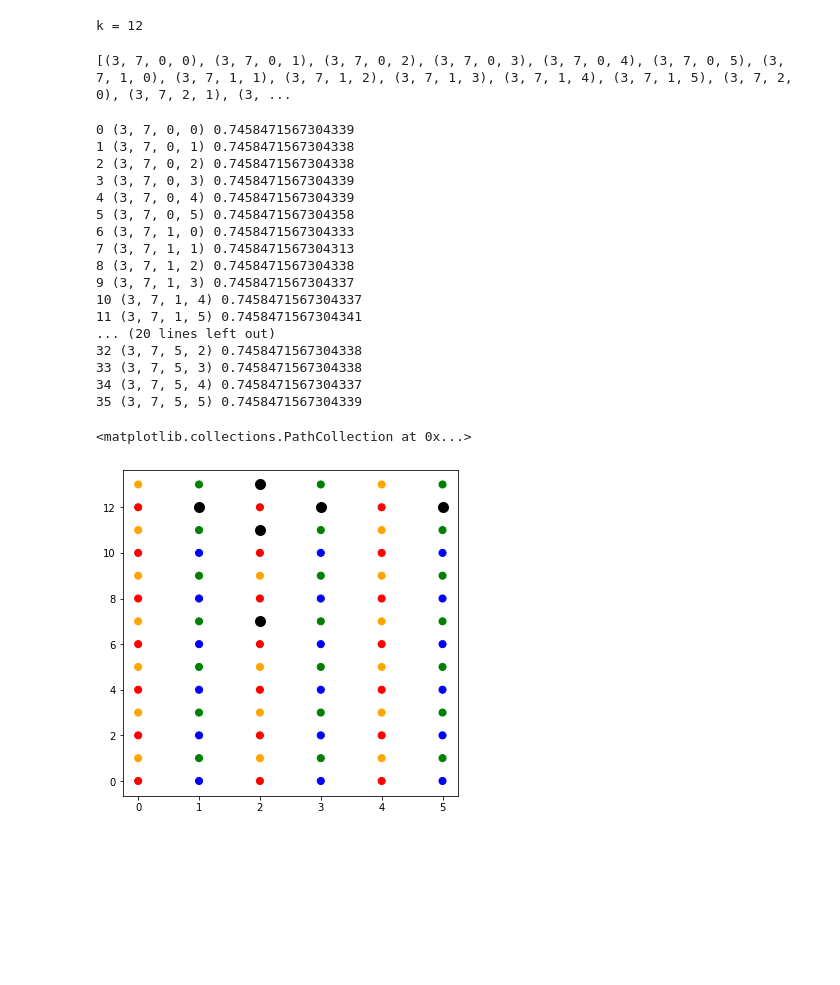
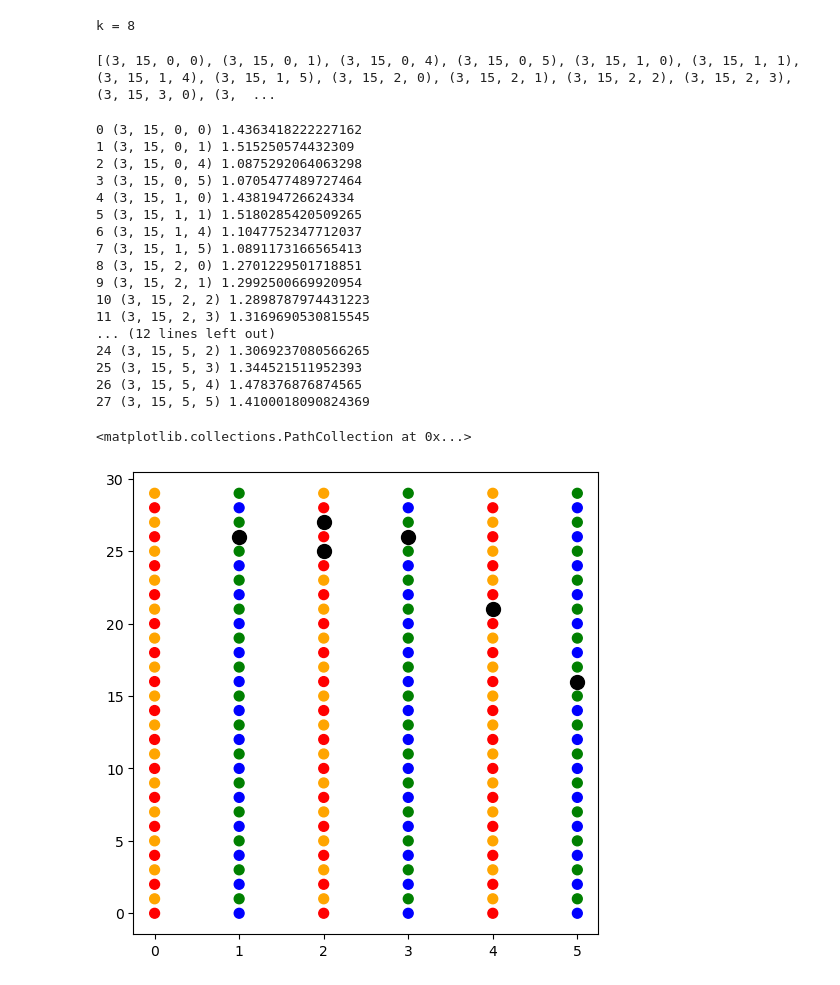
Before and after one commit to noahberthusen/qecc_routing, a Jupyter notebook: src_py/quasi-cyclic/quasi-cyclic.ipynb, the cells around one changed output. Drawn from its saved outputs; the diff is of its cells as text; code cells hidden in the pictures; blank space fills up the shorter version.

```diff
--- a/src_py/quasi-cyclic/quasi-cyclic.ipynb
+++ b/src_py/quasi-cyclic/quasi-cyclic.ipynb
@@ -13,13 +12,13 @@ from scipy.stats import skew
 codes = [
     [6,6,3,1,2,3,1,2],
     [15,3,9,1,2,0,2,7],
-    [9,6,3,1,2,3,1,2],
-    [12,6,3,1,2,3,1,2],
+    [6,9,3,1,2,3,1,2],
+    [6,12,3,1,2,3,1,2],
     [12,12,3,2,7,3,1,2],
     [30,6,9,1,2,3,25,26],
     [21,18,3,10,17,5,3,19]
 ]
-code = codes[1]
+code = codes[-2]
 
 # 10,3,15,12,1,2,0,14,1,3,15,2,4,0.005,0.2,10001,9654,0.9653034696530348,3.8078865529319543,0.5207281650657156,8
 
@@ -27,16 +26,21 @@ code = codes[1]
 # 10,6,30,21,1,2,3,13,26,6,30,2,2,0.005,0.1,10001,9799,0.9798020197980202,22,0.592000979396152,12
 
 
-code = [3,15,12,1,2,0,14,1,3,15,2,4]
+# code = [3,15,12,1,2,0,14,1,3,15,2,4]
 # code = [6,30,21,1,2,3,13,26,6,30,2,2]
-code = [3,7,0,2,1,0,5,1]
+# code = [6,30,9,2,1,3,19,2,6,30,3,2]
+# code = [6,30,27,5,4,3,29,28,6,30,2,1]
+# code = [5,18,10,3,2,0,7,14,5,18,3,1]
+# code = [3,12,9,2,1,3,10,5,3,12,3,3]
+
+code = [15,3,5,0,2,1,2,6,3,15,0,0]
 # %%
 def cyclic_shift_matrix(l):
     arr = np.eye(l, dtype=int)
     return np.roll(arr, axis=1, shift=1)
 
-ell = code[1]
-m = code[0]
+ell = code[0]
+m = code[1]
 
 x = np.kron(cyclic_shift_matrix(ell), np.eye(m))
 y = np.kron(np.eye(ell), cyclic_shift_matrix(m))
@@ -59,7 +63,7 @@ GF = galois.GF(2)
 arr = GF(Hz.T)
 print(f"k = {2 * (Hz.T.shape[1] - matrix_rank(arr))}")
 # %% [output]
-k = 12
+k = 8
 # %%
 def has_toric_layout():
     # As = [A1 @ A2.T, A2 @ A3.T, A1 @ A3.T]  # A2 @ A3.T cycling up, A3 @ A2.T cycling up, etc.
@@ -110,7 +114,7 @@ def has_toric_layout():
 confirmed_codes = has_toric_layout()
 print(confirmed_codes)
 # %% [output]
-[(3, 7, 0, 0), (3, 7, 0, 1), (3, 7, 0, 2), (3, 7, 0, 3), (3, 7, 0, 4), (3, 7, 0, 5), (3, 7, 1, 0), (3, 7, 1, 1), (3, 7, 1, 2), (3, 7, 1, 3), (3, 7, 1, 4), (3, 7, 1, 5), (3, 7, 2, 0), (3, 7, 2, 1), (3, ...
+[(3, 15, 0, 0), (3, 15, 0, 1), (3, 15, 0, 4), (3, 15, 0, 5), (3, 15, 1, 0), (3, 15, 1, 1), (3, 15, 1, 4), (3, 15, 1, 5), (3, 15, 2, 0), (3, 15, 2, 1), (3, 15, 2, 2), (3, 15, 2, 3), (3, 15, 3, 0), (3,  ...
 # %%
 def embed_code(code, init):
     emb_m, emb_ell, A_ind, B_ind = code
@@ -181,15 +185,22 @@ for c,code in enumerate(confirmed_codes):
             if lattice[i][j][0] == "r" or lattice[i][j][0] == "l":
                 qbts[int(lattice[i][j][1:])] = (i, j)
 
-    rs = []
+    x_rs = np.array([])
     for i in range(m*ell):
         gen_qbts = qbts[np.where(Hx[i])[0]]
-        rs.append(make_circle(gen_qbts)[2])
-    for i in range(m*ell):
-        gen_qbts = qbts[np.where(Hz[i])[0]]
-        rs.append(make_circle(gen_qbts)[2])
+        x_rs = np.append(x_rs, make_circle(gen_qbts)[2])
+    # for i in range(m*ell):
+    #     gen_qbts = qbts[np.where(Hz[i])[0]]
+    #     rs.append(make_circle(gen_qbts)[2])
 
-    print(c, code, skew(rs))
+    x_mask = np.zeros(Hx.shape[0])
+    for i, x in enumerate(x_rs):
+        if (x > (min(x_rs))+np.std(x_rs)):
+            x_mask[i] = 1
+    p_mask = np.round(np.count_nonzero(x_mask)/(m*ell), 3)
+    adv = (1-p_mask) / (sum(x_rs[x_mask==0])/sum(x_rs))
+
+    print(c, code, adv)
     # scaled_rs = [(r - min(rs)) / (max(rs) - min(rs)) for r in rs]
 
     # bins = np.linspace(min(scaled_rs), max(scaled_rs), 20)
@@ -201,25 +212,25 @@ for c,code in enumerate(confirmed_codes):
     # plt.hist(bins[:-1], bins=bins, weights=counts/counts_weighter, label=f"{code}", alpha=0.7)
     # plt.legend()
 # %% [output]
-0 (3, 7, 0, 0) 0.7458471567304339
-1 (3, 7, 0, 1) 0.7458471567304338
-2 (3, 7, 0, 2) 0.7458471567304338
-3 (3, 7, 0, 3) 0.7458471567304339
-4 (3, 7, 0, 4) 0.7458471567304339
-5 (3, 7, 0, 5) 0.7458471567304358
-6 (3, 7, 1, 0) 0.7458471567304333
-7 (3, 7, 1, 1) 0.7458471567304313
-8 (3, 7, 1, 2) 0.7458471567304338
-9 (3, 7, 1, 3) 0.7458471567304337
-10 (3, 7, 1, 4) 0.7458471567304337
-11 (3, 7, 1, 5) 0.7458471567304341
-... (20 lines left out)
-32 (3, 7, 5, 2) 0.7458471567304338
-33 (3, 7, 5, 3) 0.7458471567304338
-34 (3, 7, 5, 4) 0.7458471567304337
-35 (3, 7, 5, 5) 0.7458471567304339
+0 (3, 15, 0, 0) 1.4363418222227162
+1 (3, 15, 0, 1) 1.515250574432309
+2 (3, 15, 0, 4) 1.0875292064063298
+3 (3, 15, 0, 5) 1.0705477489727464
+4 (3, 15, 1, 0) 1.438194726624334
+5 (3, 15, 1, 1) 1.5180285420509265
+6 (3, 15, 1, 4) 1.1047752347712037
+7 (3, 15, 1, 5) 1.0891173166565413
+8 (3, 15, 2, 0) 1.2701229501718851
+9 (3, 15, 2, 1) 1.2992500669920954
+10 (3, 15, 2, 2) 1.2898787974431223
+11 (3, 15, 2, 3) 1.3169690530815545
+... (12 lines left out)
+24 (3, 15, 5, 2) 1.3069237080566265
+25 (3, 15, 5, 3) 1.344521511952393
+26 (3, 15, 5, 4) 1.478376876874565
+27 (3, 15, 5, 5) 1.4100018090824369
 # %%
-lattice = embed_code(confirmed_codes[4], 0)
+lattice = embed_code(confirmed_codes[0], 0)
 
 colors = np.empty(lattice.shape, dtype=object)
 
@@ -233,34 +244,34 @@ for i in range(lattice.shape[0]):
             colors[i][j] = "blue"
         else:
             colors[i][j] = "green"
 
 qbts = np.array([None for i in range(2*m*ell)])
 for i in range(lattice.shape[0]):
     for j in range(lattice.shape[1]):
         if lattice[i][j][0] == "r" or lattice[i][j][0] == "l":
             qbts[int(lattice[i][j][1:])] = (i, j)
 x_checks = np.array([None for i in range(m*ell)])
 z_checks = np.array([None for i in range(m*ell)])
 
 for i in range(lattice.shape[0]):
     for j in range(lattice.shape[1]):
         if lattice[i][j][0] == "x":
             x_checks[int(lattice[i][j][1:])] = (i, j)
         elif lattice[i][j][0] == "z":
             z_checks[int(lattice[i][j][1:])-(m*ell)] = (i, j)
 
 
 
 nodes = itertools.product(np.arange(lattice.shape[0]), np.arange(lattice.shape[1]))
 
 gen_qbts = qbts[np.where(Hx[20])[0]]
 
 fig, ax = plt.subplots(1, 1, figsize=(6, 6))
 ax.scatter(*zip(*nodes), s=50, c=colors.flatten()) # vv qubits
 ax.scatter(*zip(*gen_qbts), s=100, c='k')
 # %% [output]
 <matplotlib.collections.PathCollection at 0x...>
-[figure, old version]
+[figure, new version]
 # %%
 x_rs = []
 z_rs = []
```
Also changed, not shown: parts of 11 cells of this notebook, 18 other files.
